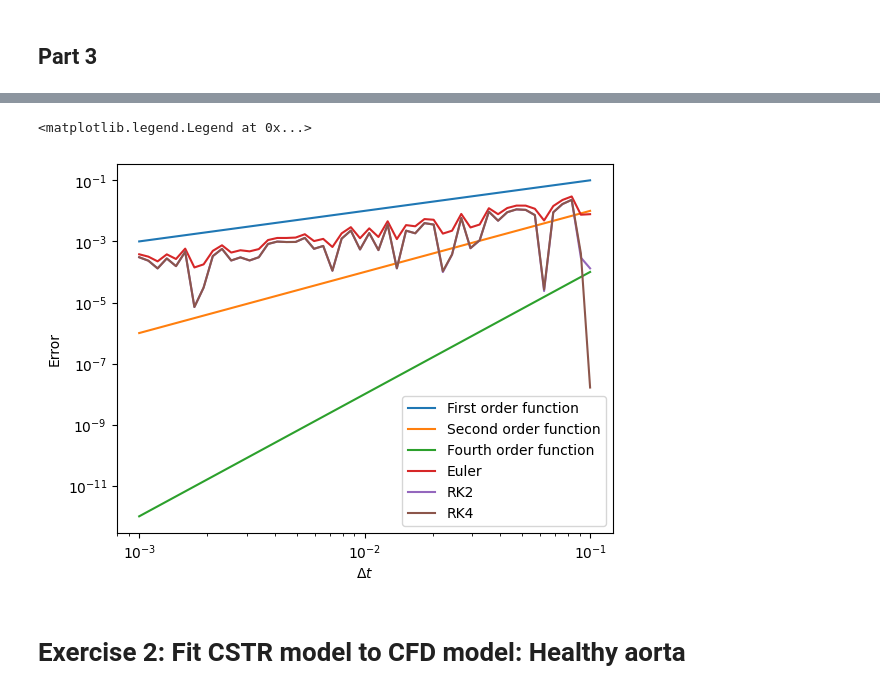
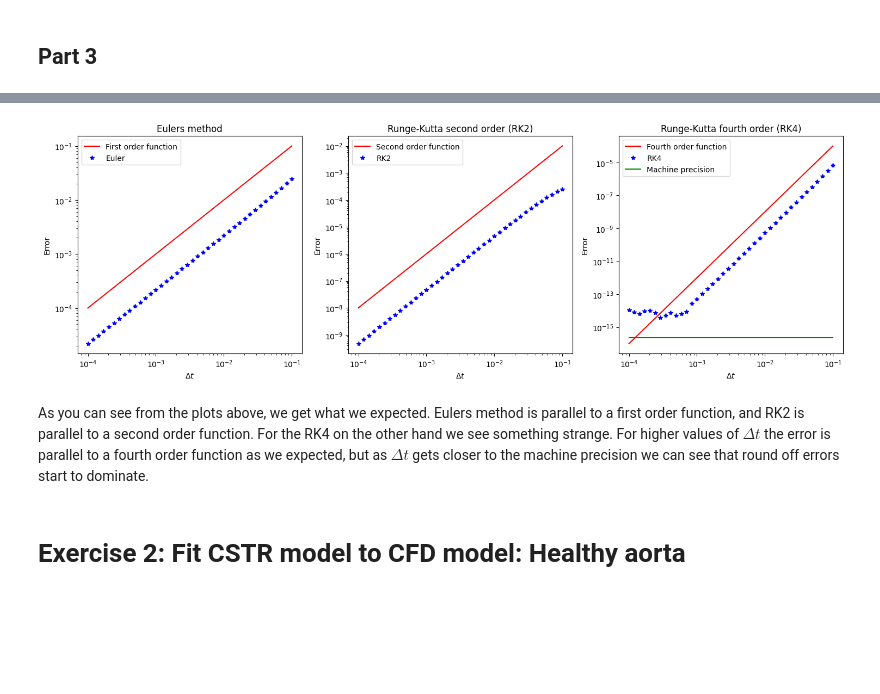
Before and after one commit to simengaasland/MOD510-Projects, a Jupyter notebook: Project 3/Project3_Report.ipynb, the cells around one changed output, grey strips where cells are left out. Saved outputs shown, nothing was run; the diff lists cells and outputs as text; code cells hidden in the pictures; blank space fills up the shorter version.

```diff
--- a/Project 3/Project3_Report.ipynb
+++ b/Project 3/Project3_Report.ipynb
@@ -126,25 +141,30 @@ class ODESolver:
 from numba import njit
 
 @njit
-def cd_0(r, t, n = 1, tau = 2):
+def cd_0(r, t, tau = 2):
     """ 1 tank"""
+    n = 1
     Cin = 0 # input concentration = 0
-    return (n/tau)*(Cin - r[0])
+    rp = np.zeros(len(r))
+    rp[0] = (n/tau)*(Cin - r[0])
+    return rp
 
 @njit
-def cd_1(r, t, n = 2, tau = 2):
+def cd_1(r, t, tau = 2):
     """ 2 tanks"""
+    n = 2
     Cin = 0 # input concentration = 0
-    rp = np.zeros(r.size)
+    rp = np.zeros(len(r))
     rp[0] = (n/tau)*(Cin - r[0])
     rp[1] = (n/tau)*(r[0] - r[1])
     return rp
 
 @njit
-def cd_2(r, t, n = 3, tau = 2):
+def cd_2(r, t, tau = 2):
     """ 3 tanks"""
+    n = 3
     Cin = 0 # input concentration = 0
-    rp = np.zeros(r.size)
+    rp = np.zeros(len(r))
     rp[0] = (n/tau)*(Cin - r[0])
     rp[1] = (n/tau)*(r[0] - r[1])
     rp[2] = (n/tau)*(r[1]- r[2])
@@ -226,38 +256,59 @@ With numba is 411.80 times faster
 # %%
-dts = np.logspace(-1, -3, 50)
+import sys
+
+dts = np.logspace(-1, -4, 40)
 euler_error = []
 rk2_error = []
 rk4_error =[]
+r0 = np.array([1, 0, 0])
+machine_precision = np.ones(len(dts)) * sys.float_info.epsilon
 
 for _, dt in enumerate(dts):
-    ode_solver_euler = ODESolver(f = cd_0, t0 = 0, tf = 2, h = dt, r0 = [1], method = 'euler', adaptive = False)
-    ode_solver_rk2 = ODESolver(f = cd_0, t0 = 0, tf = 2, h = dt, r0 = [1], method = 'rk2', adaptive = False)
-    ode_solver_rk4 = ODESolver(f = cd_0, t0 = 0, tf = 2, h = dt, r0 = [1], method = 'fast_rk4', adaptive = False)
+    ode_solver_euler = ODESolver(f = cd_2, t0 = 0, tf = 1, h = dt, r0 = r0, method = 'euler', adaptive = False)
+    ode_solver_rk2 = ODESolver(f = cd_2, t0 = 0, tf = 1, h = dt, r0 = r0, method = 'rk2', adaptive = False)
+    ode_solver_rk4 = ODESolver(f = cd_2, t0 = 0, tf = 1, h = dt, r0 = r0, method = 'fast_rk4', adaptive = False)
 
-    times, consentrations_euler = ode_solver_euler.solve()
-    _, consentrations_rk2 = ode_solver_rk2.solve()
-    _, consentrations_rk4 = ode_solver_rk4.solve()
+    t_euler, c_euler = ode_solver_euler.solve()
+    t_rk2, c_rk2 = ode_solver_rk2.solve()
+    t_rk4, c_rk4 = ode_solver_rk4.solve()
 
-    index =  int(len(times)/2)
+    euler_error.append(np.abs(c_2(t_euler[-1]) - c_euler[-1, -1]))
+    rk2_error.append(np.abs(c_2(t_rk2[-1]) - c_rk2[-1, -1]))
+    rk4_error.append(np.abs(c_2(t_rk4[-1]) - c_rk4[-1, -1]))
 
-    euler_error.append(np.abs(c_0(t = 1) - consentrations_euler[index]))
-    rk2_error.append(np.abs(c_0(t = 1) - consentrations_rk2[index]))
-    rk4_error.append(np.abs(c_0(t = 1) - consentrations_rk4[index]))
+plt.figure(figsize=(15, 5))
 
-plt.plot(dts, dts, label = 'First order function')
-plt.plot(dts, dts**2, label = 'Second order function')
-plt.plot(dts, dts**4, label = 'Fourth order function' )
-plt.plot(dts, euler_error, label = 'Euler')
-plt.plot(dts, rk2_error, label = 'RK2')
-plt.plot(dts, rk4_error, label = 'RK4')
+plt.subplot(1, 3, 1)
+plt.loglog(dts, dts, color = 'red', label = 'First order function')
+plt.loglog(dts, euler_error, '*', color = 'blue', label = 'Euler')
 plt.ylabel('Error')
 plt.xlabel(r'$\Delta t$')
-plt.xscale('log')
-plt.yscale('log')
+plt.title('Eulers method')
 plt.legend()
+
+plt.subplot(1, 3, 2)
+plt.loglog(dts, dts**2, color = 'red', label = 'Second order function')
+plt.loglog(dts, rk2_error, '*', color = 'blue', label = 'RK2')
+plt.ylabel('Error')
+plt.xlabel(r'$\Delta t$')
+plt.title('Runge-Kutta second order (RK2)')
+plt.legend()
+
+plt.subplot(1, 3, 3)
+plt.loglog(dts, dts**4, color = 'red', label = 'Fourth order function' )
+plt.loglog(dts, rk4_error, '*', color = 'blue', label = 'RK4')
+plt.loglog(dts, machine_precision, '-', color = 'green', label = 'Machine precision')
+plt.ylabel('Error')
+plt.xlabel(r'$\Delta t$')
+plt.title('Runge-Kutta fourth order (RK4)')
+plt.legend()
+
+plt.tight_layout()
+plt.show()
 # %% [output]
-<matplotlib.legend.Legend at 0x...>
-[figure, old version]
+[figure, new version]
+# %% [markdown]
+As you can see from the plots above, we get what we expected. Eulers method is parallel to a first order function, and RK2 is parallel to a second order function. For the RK4 on the other hand we see something strange. For higher values of $\Delta t$ the error is parallel to a fourth order function as we expected, but as $\Delta t$ gets closer to the machine precision we can see that round off errors start to dominate.
 # %% [markdown]
 # Exercise 2: Fit CSTR model to CFD model: Healthy aorta
 # %% [markdown]
```
Also changed, not shown: parts of 18 cells of this notebook.
